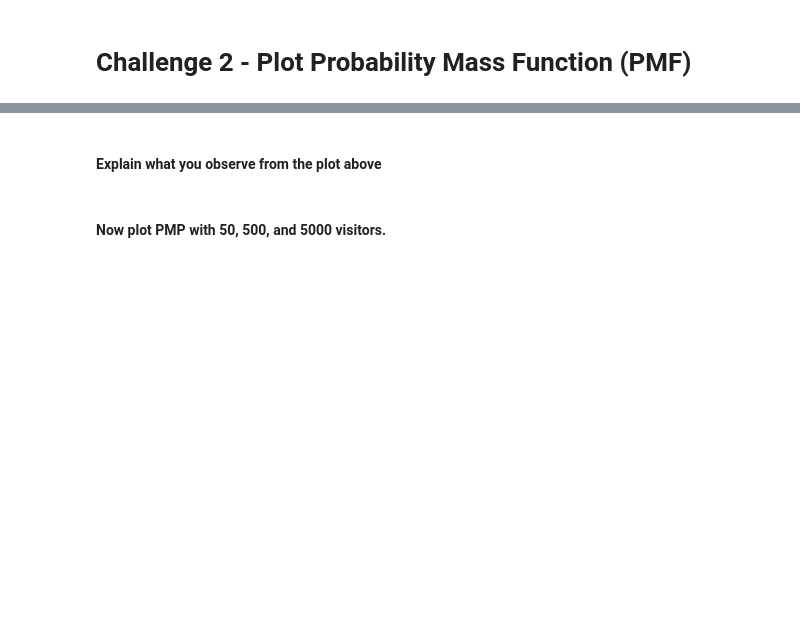
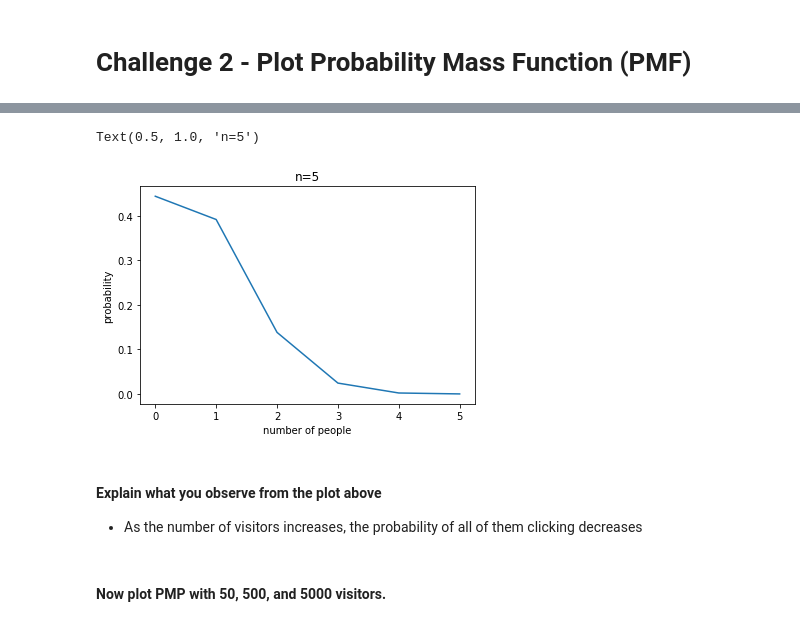
Before and after one commit to marisfont/madrid-oct-2018, a Jupyter notebook: module-2/lab-probability-distribution/your_code/main.ipynb, the cells around one changed output, grey strips where cells are left out. Saved outputs shown, nothing was run; the diff lists cells and outputs as text; code cells hidden in the pictures; blank space fills up the shorter version.

```diff
--- a/module-2/lab-probability-distribution/your_code/main.ipynb
+++ b/module-2/lab-probability-distribution/your_code/main.ipynb
@@ -164,2 +159,14 @@ SyntaxError: invalid syntax (<ipython-input-95-e19e38e3f3e0>, line 2)
+# %%
+p, n, k = 0.15, 5, range(0,n+1)
+binomial_dist = sci.binom.pmf(k, n, p)
+plt.plot(k, binomial_dist)
+
+plt.xlabel('number of people')
+plt.ylabel('probability')
+plt.title('n=5')
+# %% [output]
+Text(0.5, 1.0, 'n=5')
+[figure, added]
 # %% [markdown]
 #### Explain what you observe from the plot above
+- As the number of visitors increases, the probability of all of them clicking decreases
```
Also changed, not shown: parts of 9 cells of this notebook.
